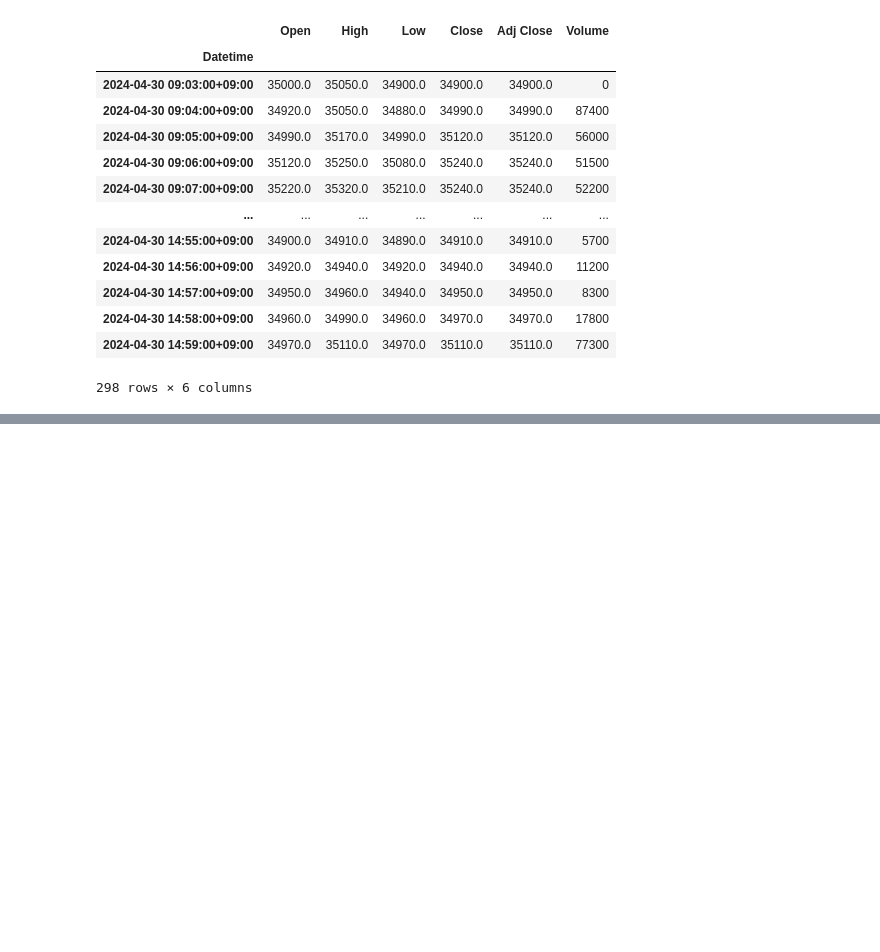
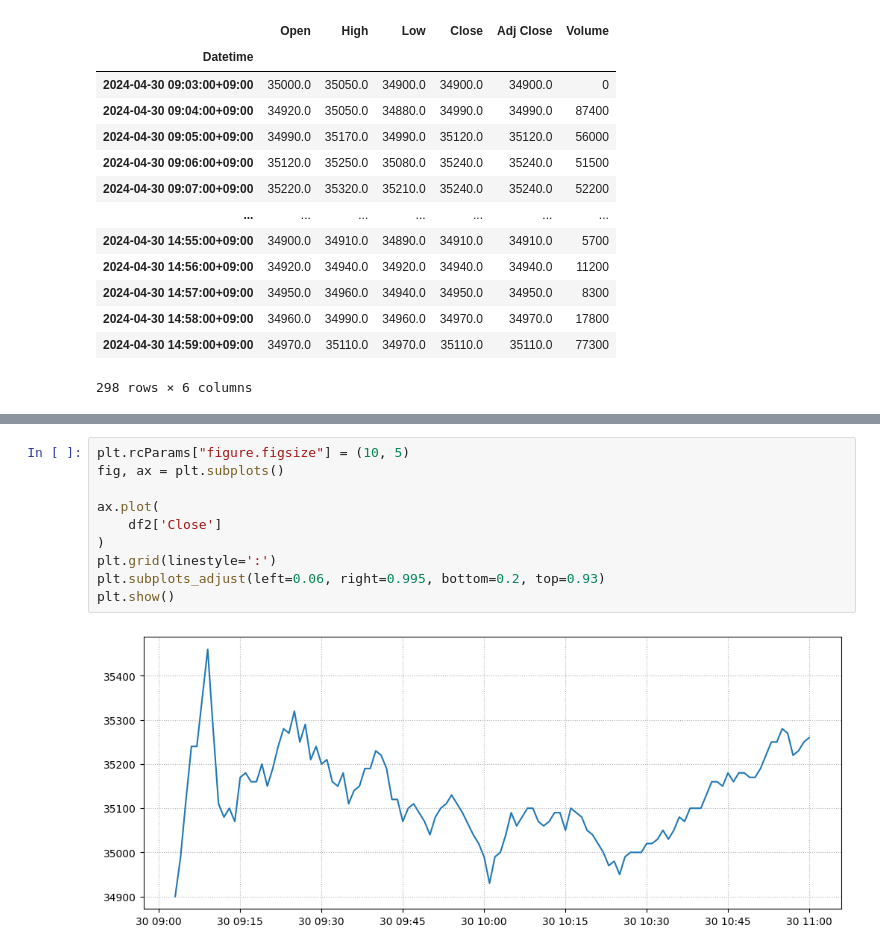
Before and after one commit to bitwalk123/stock-explorer, a Jupyter notebook: jupyter/analysis_day_trade_02.ipynb, the cells around one changed output, grey strips where cells are left out. Saved outputs shown, nothing was run; the diff lists cells and outputs as text; blank space fills up the shorter version.

```diff
--- a/jupyter/analysis_day_trade_02.ipynb
+++ b/jupyter/analysis_day_trade_02.ipynb
@@ -74,0 +71,12 @@ plt.show()
+# %%
+plt.rcParams["figure.figsize"] = (10, 5)
+fig, ax = plt.subplots()
+
+ax.plot(
+    df2['Close']
+)
+plt.grid(linestyle=':')
+plt.subplots_adjust(left=0.06, right=0.995, bottom=0.2, top=0.93)
+plt.show()
+# %% [output]
+[figure, added]
```
Also changed, not shown: parts of 2 cells of this notebook, 2 other files.
